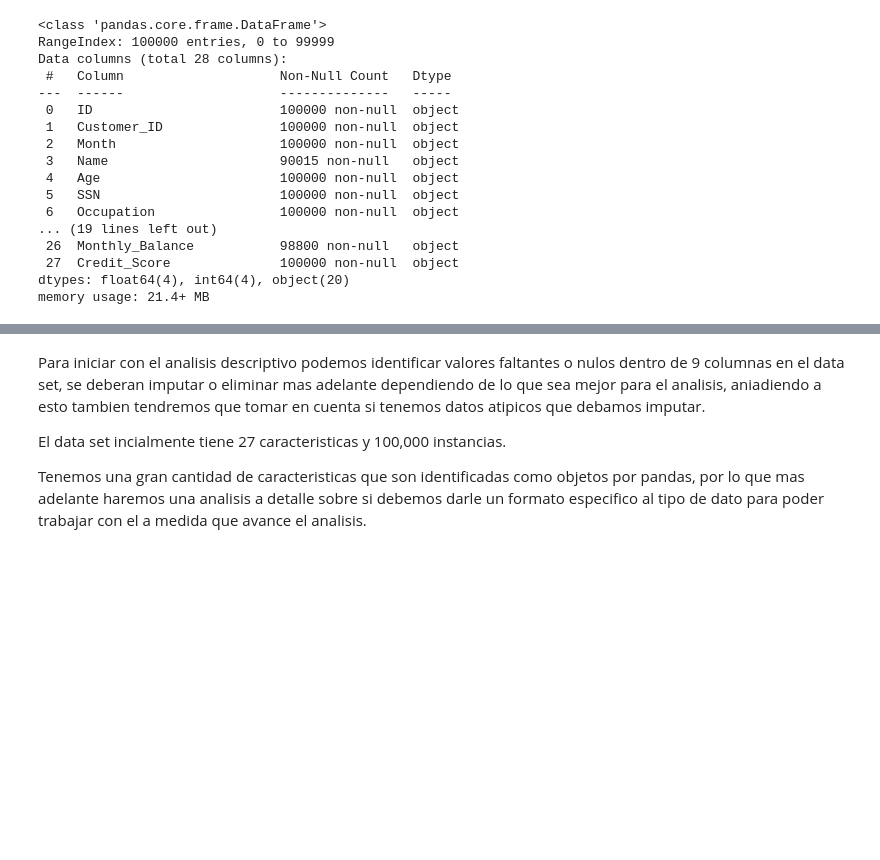
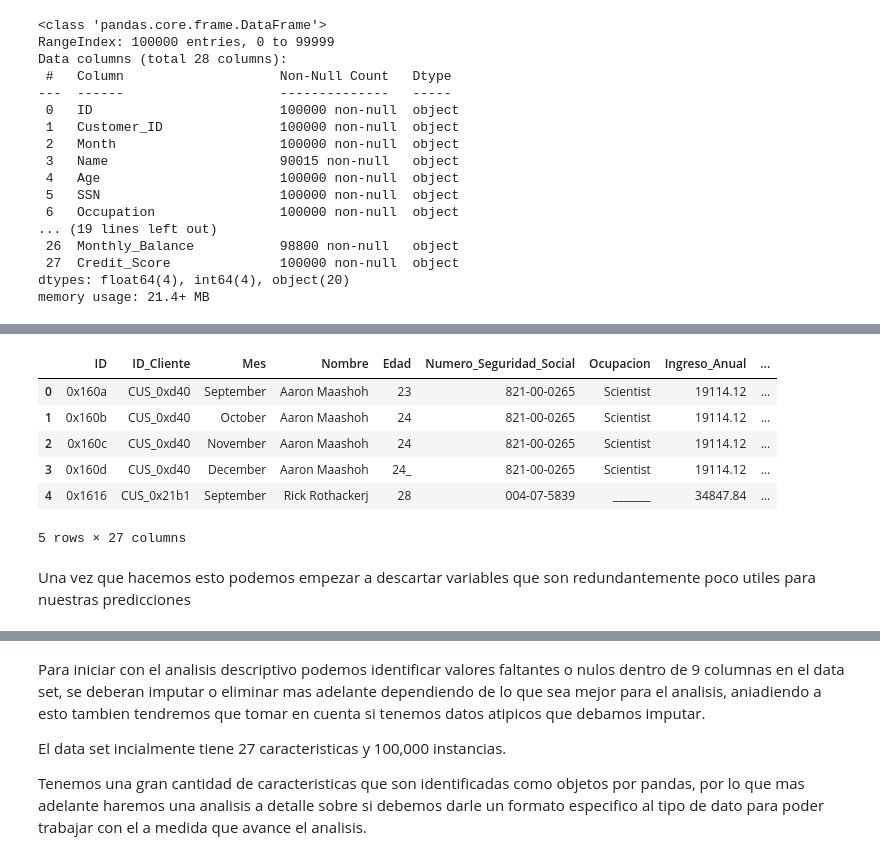
Before and after one commit to felipetryt12/Proyecto-Clasificacion-de-Score-Crediticio, a Jupyter notebook: PROYECTO/src/explore.ipynb, the cells around one changed output, grey strips where cells are left out. Drawn from its saved outputs; the diff is of its cells as text; code cells hidden in the pictures; blank space fills up the shorter version.

```diff
--- a/PROYECTO/src/explore.ipynb
+++ b/PROYECTO/src/explore.ipynb
@@ -153,0 +193,42 @@ memory usage: 21.4+ MB
+# %%
+data_test.rename(columns={
+    'ID': 'ID',
+    'Customer_ID': 'ID_Cliente',
+    'Month': 'Mes',
+    'Name': 'Nombre',
+    'Age': 'Edad',
+    'SSN': 'Numero_Seguridad_Social',
+    'Occupation': 'Ocupacion',
+    'Annual_Income': 'Ingreso_Anual',
+    'Monthly_Inhand_Salary': 'Salario_Mensual_En_Mano',
+    'Num_Bank_Accounts': 'Numero_Cuentas_Bancarias',
+    'Num_Credit_Card': 'Numero_Tarjetas_Credito',
+    'Interest_Rate': 'Tasa_Interes',
+    'Num_of_Loan': 'Numero_Prestamos',
+    'Type_of_Loan': 'Tipo_Prestamos',
+    'Delay_from_due_date': 'Retraso_Promedio_Pagos',
+    'Num_of_Delayed_Payment': 'Numero_Promedio_Pagos_Retrasados',
+    'Changed_Credit_Limit': 'Cambio_Limite_Credito',
+    'Num_Credit_Inquiries': 'Numero_Consultas_Credito',
+    'Credit_Mix': 'Mezcla_Credito',
+    'Outstanding_Debt': 'Deuda_Pendiente',
+    'Credit_Utilization_Ratio': 'Ratio_Uso_Credito',
+    'Credit_History_Age': 'Antiguedad_Historial_Credito',
+    'Payment_of_Min_Amount': 'Pago_Monto_Minimo',
+    'Total_EMI_per_month': 'Pagos_Mensuales_EMI',
+    'Amount_invested_monthly': 'Monto_Mensual_Invertido',
+    'Payment_Behaviour': 'Comportamiento_Pago',
+    'Monthly_Balance': 'Balance_Mensual'
+}, inplace=True)
+
+data_test.head()
+# %% [output]
+|  | ID | ID_Cliente | Mes | Nombre | Edad | Numero_Seguridad_Social | Ocupacion | Ingreso_Anual | ... |
+| 0 | 0x160a | CUS_0xd40 | September | Aaron Maashoh | 23 | 821-00-0265 | Scientist | 19114.12 | ... |
+| 1 | 0x160b | CUS_0xd40 | October | Aaron Maashoh | 24 | 821-00-0265 | Scientist | 19114.12 | ... |
+| 2 | 0x160c | CUS_0xd40 | November | Aaron Maashoh | 24 | 821-00-0265 | Scientist | 19114.12 | ... |
+| 3 | 0x160d | CUS_0xd40 | December | Aaron Maashoh | 24_ | 821-00-0265 | Scientist | 19114.12 | ... |
+| 4 | 0x1616 | CUS_0x21b1 | September | Rick Rothackerj | 28 | 004-07-5839 | _______ | 34847.84 | ... |
+5 rows × 27 columns
+# %% [markdown]
+Una vez que hacemos esto podemos empezar a descartar variables que son redundantemente poco utiles para nuestras predicciones
```
Also changed, not shown: parts of 21 cells of this notebook.
